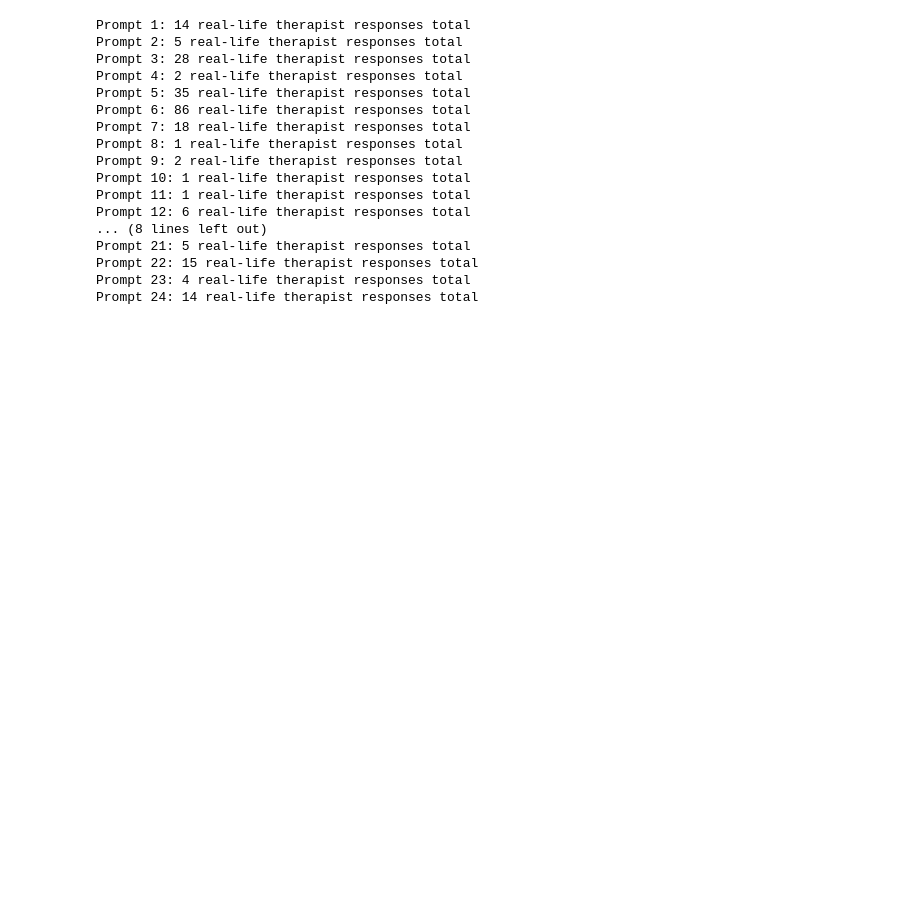
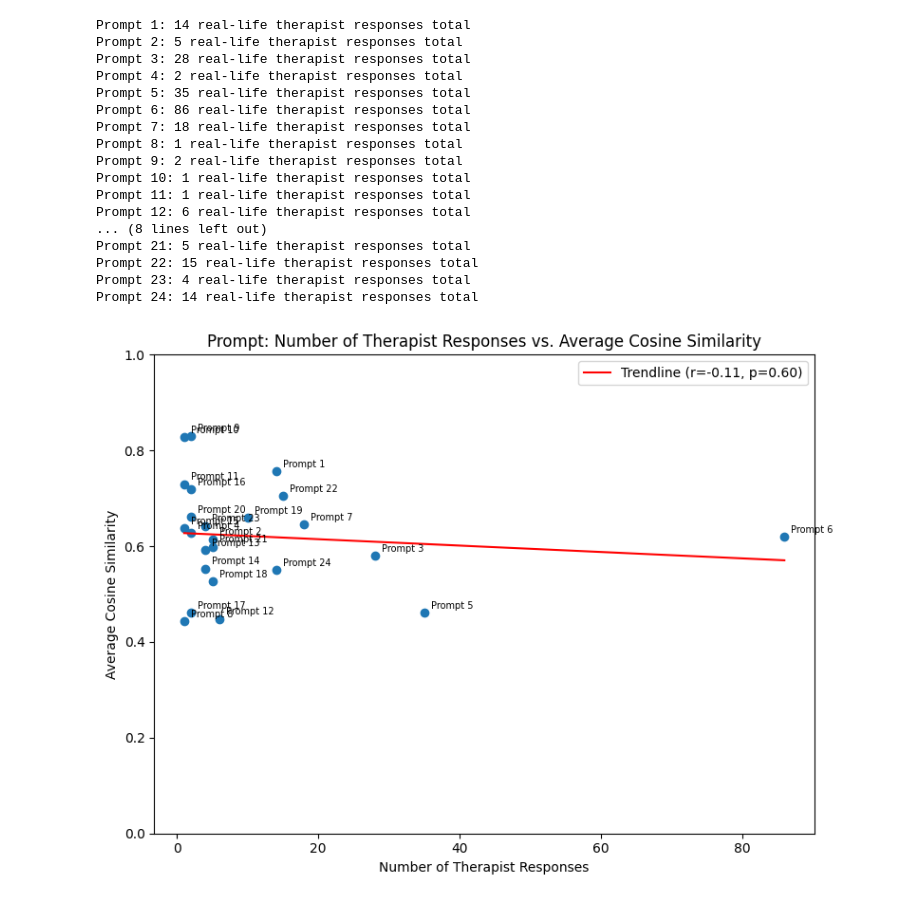
Before and after one commit to SunwooKim12345/cse590-project, a Jupyter notebook: scripts/scenario_2_cosine_similarity.ipynb, the cells around one changed output. Drawn from its saved outputs; the diff is of its cells as text; code cells hidden in the pictures; blank space fills up the shorter version.

Commit message:
more graphs

```diff
--- a/scripts/scenario_2_cosine_similarity.ipynb
+++ b/scripts/scenario_2_cosine_similarity.ipynb
@@ -229,3 +230,29 @@ Prompt 21: 5 real-life therapist responses total
 Prompt 22: 15 real-life therapist responses total
 Prompt 23: 4 real-life therapist responses total
 Prompt 24: 14 real-life therapist responses total
+# %%
+num_responses = [all_responses[question_set[num]][0].size - 4 for num in range(question_set.size)]
+avg_scores = [avg_array[num][4] for num in range(question_set.size)]
+prompt_labels = [f"Prompt {i+1}" for i in range(question_set.size)]
+
+slope, intercept, r_value, p_value, std_err = stats.linregress(num_responses, avg_scores)
+x_line = np.linspace(min(num_responses), max(num_responses), 200)
+y_line = slope * x_line + intercept
+
+fig, ax = plt.subplots(figsize=(8, 6))
+ax.scatter(num_responses, avg_scores)
+ax.plot(x_line, y_line, color="red", linewidth=1.5, label=f"Trendline (r={r_value:.2f}, p={p_value:.2f})")
+
+for i, label in enumerate(prompt_labels):
+    ax.annotate(label, (num_responses[i], avg_scores[i]), textcoords="offset points", xytext=(5, 3), fontsize=7)
+
+ax.set_xlabel("Number of Therapist Responses")
+ax.set_ylabel("Average Cosine Similarity")
+ax.set_title("Number of Therapist Responses vs. Average Cosine Similarity")
+ax.set_ylim(0, 1)
+ax.legend()
+fig.tight_layout()
+plt.savefig("../results/Scenario 2/prompt vs average cosine similarity.png")
+plt.show()
+# %% [output]
+[figure, added]
```
Also changed, not shown: parts of 4 cells of this notebook, 9 other files.
